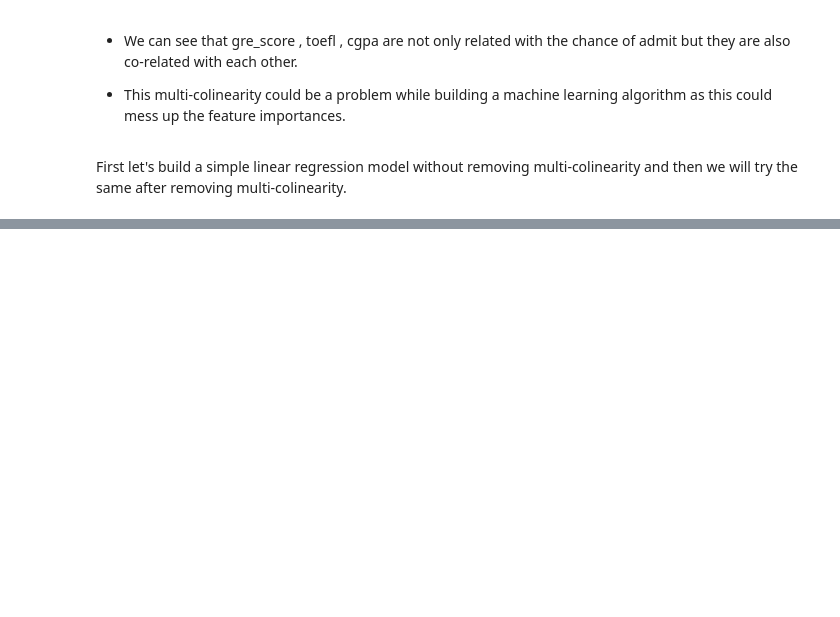
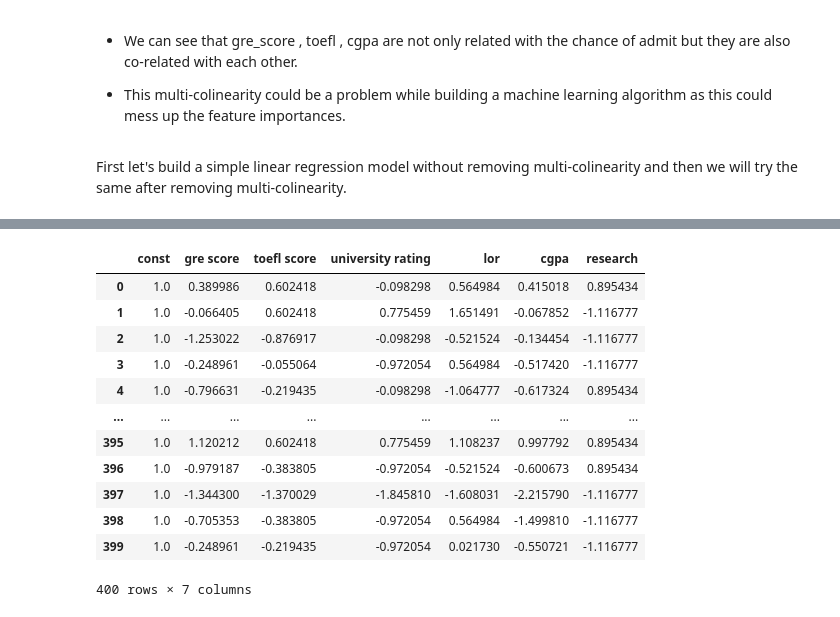
Before and after one commit to mahikshith/Jamboree-Education-classification, a Jupyter notebook: Jamboree.ipynb, the cells around one changed output, grey strips where cells are left out. Drawn from its saved outputs; the diff is of its cells as text; code cells hidden in the pictures; blank space fills up the shorter version.

```diff
--- a/Jamboree.ipynb
+++ b/Jamboree.ipynb
@@ -290,0 +280,13 @@ x_test = pd.DataFrame(std.transform(x_test),columns=x_test.columns)
+# %%
+models = [
+            ["Linear_regression ",LinearRegression()],
+            ["lasso ", Lasso(alpha=0.1)],
+            ["ridge ",Ridge(alpha=1.0)]
+]
+
+for model_name , model1 in models:
+    model1.fit(x_train,y_train)
+    pred = model1.predict(x_test)
+    print(model_name,np.sqrt(mean_squared_error(y_test,pred)))
+
+# we can experiment with multiple values of alpha as it is a hyperparameter.
@@ -290,0 +297,6 @@ x_test = pd.DataFrame(std.transform(x_test),columns=x_test.columns)
+# %%
+import statsmodels.api as sm
+x_train = sm.add_constant(x_train)
+model2 = sm.OLS(y_train.values,x_train).fit()
+
+print(model2.summary())
@@ -290,0 +346,18 @@ x_test = pd.DataFrame(std.transform(x_test),columns=x_test.columns)
+# %%
+x_train_update = x_train.drop(columns="sop",axis=1)
+# %%
+x_train_update
+# %% [output]
+|  | const | gre score | toefl score | university rating | lor | cgpa | research |
+| 0 | 1.0 | 0.389986 | 0.602418 | -0.098298 | 0.564984 | 0.415018 | 0.895434 |
+| 1 | 1.0 | -0.066405 | 0.602418 | 0.775459 | 1.651491 | -0.067852 | -1.116777 |
+| 2 | 1.0 | -1.253022 | -0.876917 | -0.098298 | -0.521524 | -0.134454 | -1.116777 |
+| 3 | 1.0 | -0.248961 | -0.055064 | -0.972054 | 0.564984 | -0.517420 | -1.116777 |
+| 4 | 1.0 | -0.796631 | -0.219435 | -0.098298 | -1.064777 | -0.617324 | 0.895434 |
+| ... | ... | ... | ... | ... | ... | ... | ... |
+| 395 | 1.0 | 1.120212 | 0.602418 | 0.775459 | 1.108237 | 0.997792 | 0.895434 |
+| 396 | 1.0 | -0.979187 | -0.383805 | -0.972054 | -0.521524 | -0.600673 | 0.895434 |
+| 397 | 1.0 | -1.344300 | -1.370029 | -1.845810 | -1.608031 | -2.215790 | -1.116777 |
+| 398 | 1.0 | -0.705353 | -0.383805 | -0.972054 | 0.564984 | -1.499810 | -1.116777 |
+| 399 | 1.0 | -0.248961 | -0.219435 | -0.972054 | 0.021730 | -0.550721 | -1.116777 |
+400 rows × 7 columns
```
Also changed, not shown: parts of 22 cells of this notebook.
